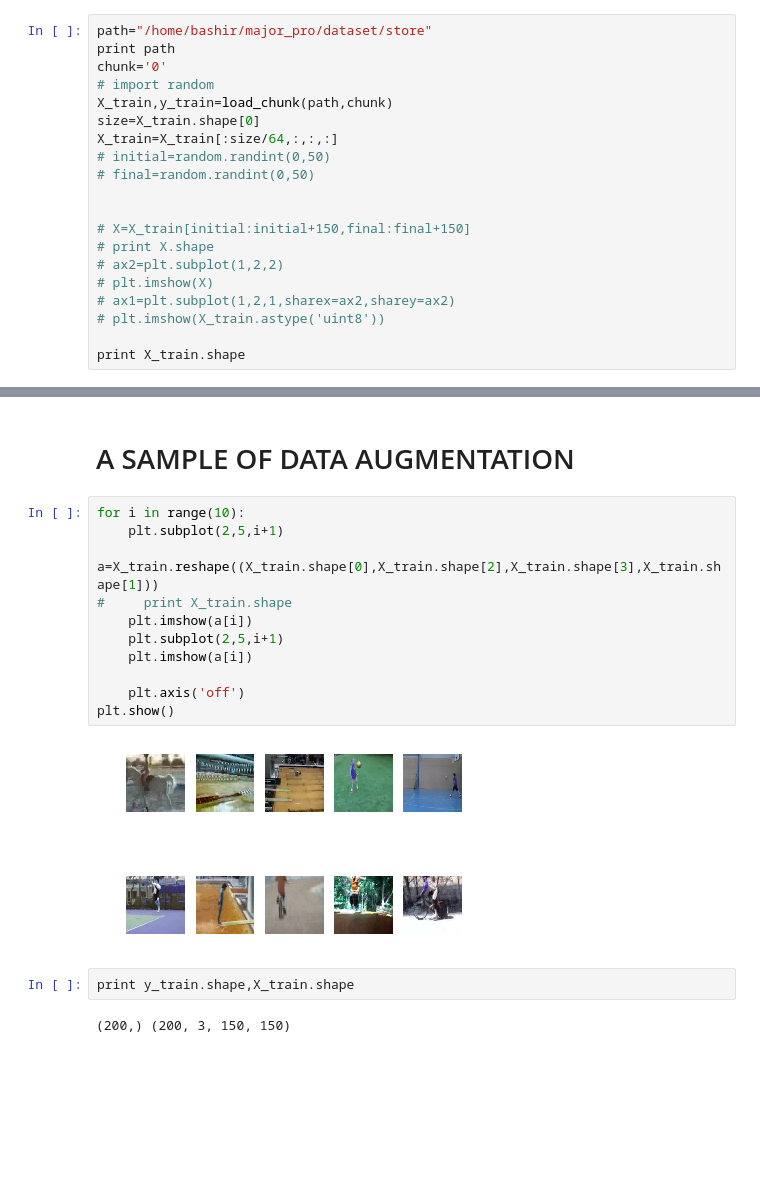
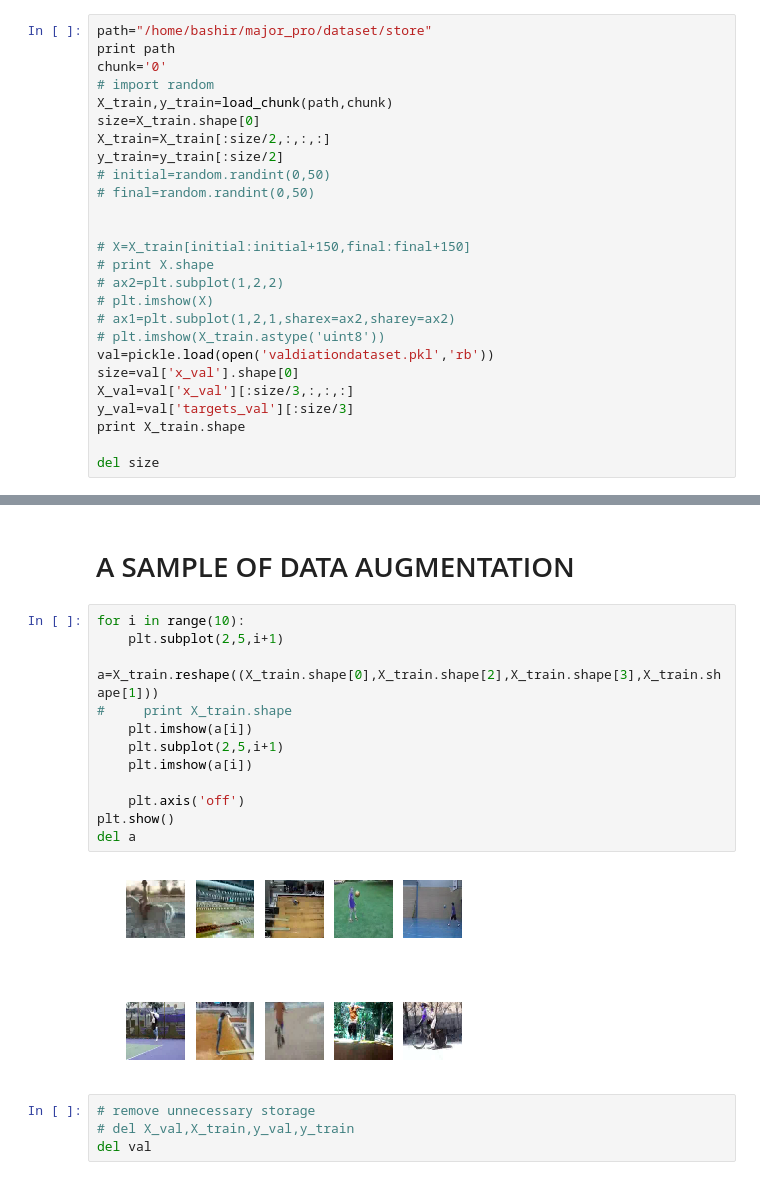
Before and after one commit to rachidasen/Content-Based-Video-Classification, a Jupyter notebook: Model.ipynb, the cells around one changed output, grey strips where cells are left out. Cells and saved outputs as stored; diff of their text form; blank space fills up the shorter version.

```diff
--- a/Model.ipynb
+++ b/Model.ipynb
@@ -80,7 +84,8 @@ chunk='0'
 # import random
 X_train,y_train=load_chunk(path,chunk)
 size=X_train.shape[0]
-X_train=X_train[:size/64,:,:,:]
+X_train=X_train[:size/2,:,:,:]
+y_train=y_train[:size/2]
 # initial=random.randint(0,50)
 # final=random.randint(0,50)
 
@@ -91,7 +96,12 @@ X_train=X_train[:size/64,:,:,:]
 # plt.imshow(X)
 # ax1=plt.subplot(1,2,1,sharex=ax2,sharey=ax2)
 # plt.imshow(X_train.astype('uint8'))
+val=pickle.load(open('valdiationdataset.pkl','rb'))
+size=val['x_val'].shape[0]
+X_val=val['x_val'][:size/3,:,:,:]
+y_val=val['targets_val'][:size/3]
+print X_train.shape
 
-print X_train.shape
+del size
 # %% [output]
 /home/bashir/major_pro/dataset/store
@@ -108,17 +122,18 @@ X_train.shape
 # %%
 for i in range(10):
     plt.subplot(2,5,i+1)
     a=X_train.reshape((X_train.shape[0],X_train.shape[2],X_train.shape[3],X_train.shape[1]))
 #     print X_train.shape
     plt.imshow(a[i])
     plt.subplot(2,5,i+1)
     plt.imshow(a[i])
 
     plt.axis('off')
 plt.show()
+del a
 # %% [output]
-[figure, old version]
+[figure, new version]
-# %%
-print y_train.shape,X_train.shape
-# %% [output]
-(200,) (200, 3, 150, 150)
+# %%
+# remove unnecessary storage
+# del X_val,X_train,y_val,y_train
+del val
```
Also changed, not shown: parts of 17 cells of this notebook, 2 other files.
